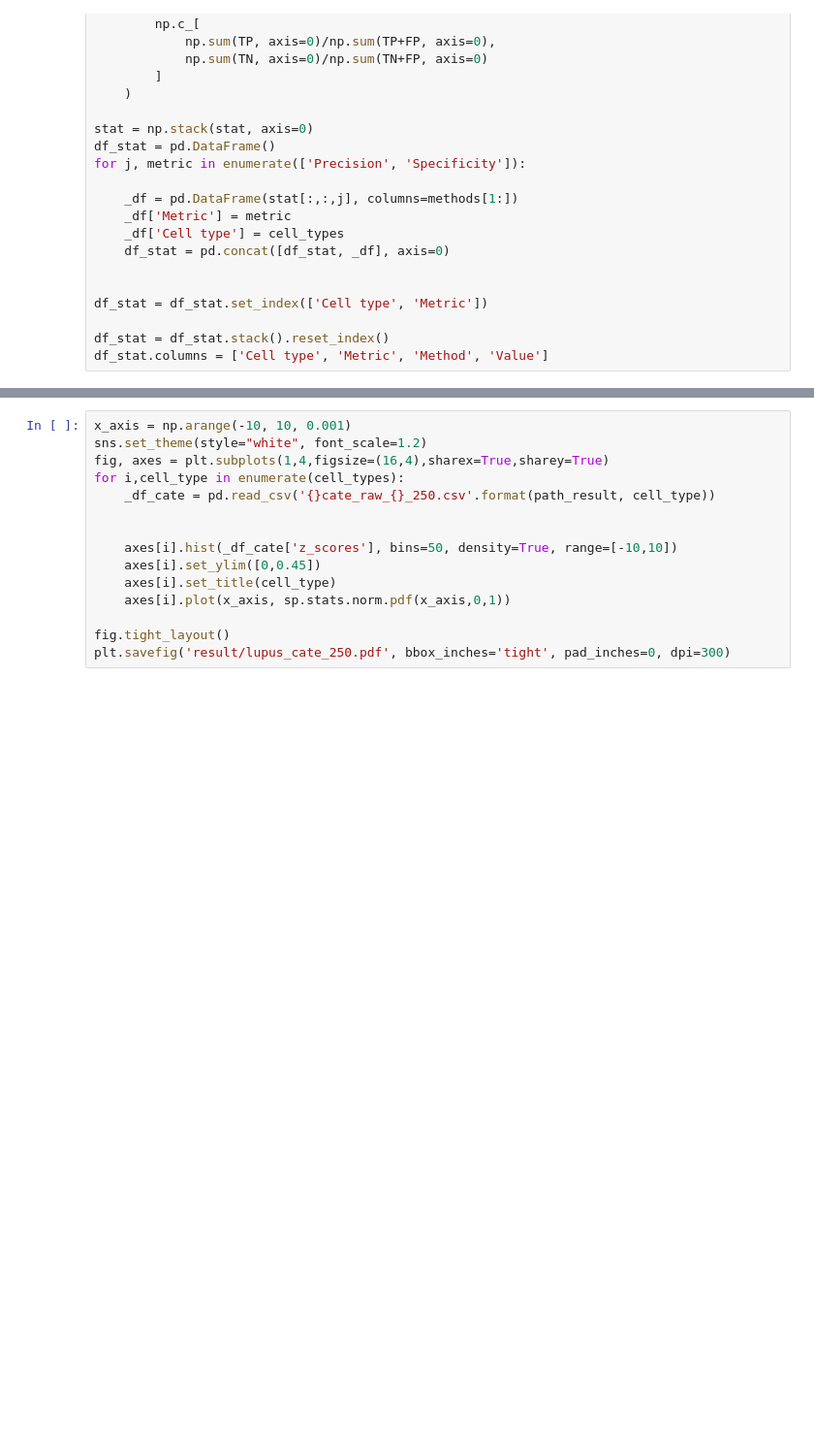
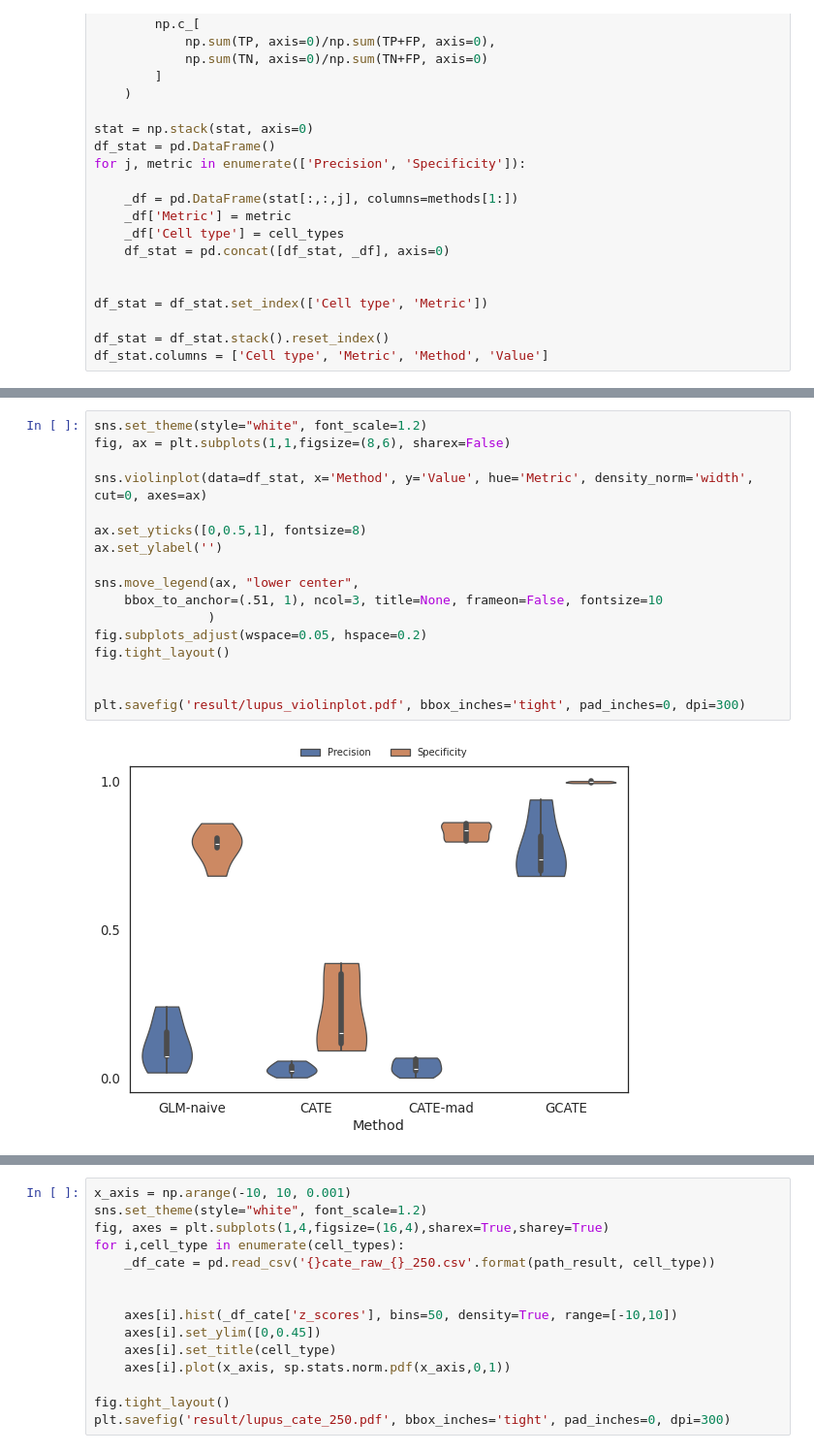
Before and after one commit to jaydu1/gcate, a Jupyter notebook: Plot_lupus.ipynb, the cells around one changed output, grey strips where cells are left out. Shown at 97% size. Cells and saved outputs as stored; diff of their text form; blank space fills up the shorter version.

```diff
--- a/Plot_lupus.ipynb
+++ b/Plot_lupus.ipynb
@@ -390,2 +327,21 @@ plt.savefig('result/lupus_zscores.pdf', bbox_inches='tight', pad_inches=0, dpi=3
+# %%
+sns.set_theme(style="white", font_scale=1.2)
+fig, ax = plt.subplots(1,1,figsize=(8,6), sharex=False)
+
+sns.violinplot(data=df_stat, x='Method', y='Value', hue='Metric', density_norm='width', cut=0, axes=ax)
+
+ax.set_yticks([0,0.5,1], fontsize=8)
+ax.set_ylabel('')
+
+sns.move_legend(ax, "lower center",
+    bbox_to_anchor=(.51, 1), ncol=3, title=None, frameon=False, fontsize=10
+               )
+fig.subplots_adjust(wspace=0.05, hspace=0.2)
+fig.tight_layout()
+
+
+plt.savefig('result/lupus_violinplot.pdf', bbox_inches='tight', pad_inches=0, dpi=300)
+# %% [output]
+[figure, added]
 # %%
 # save results for GO analysis
```
Also changed, not shown: parts of 25 cells of this notebook, 4 other files.
